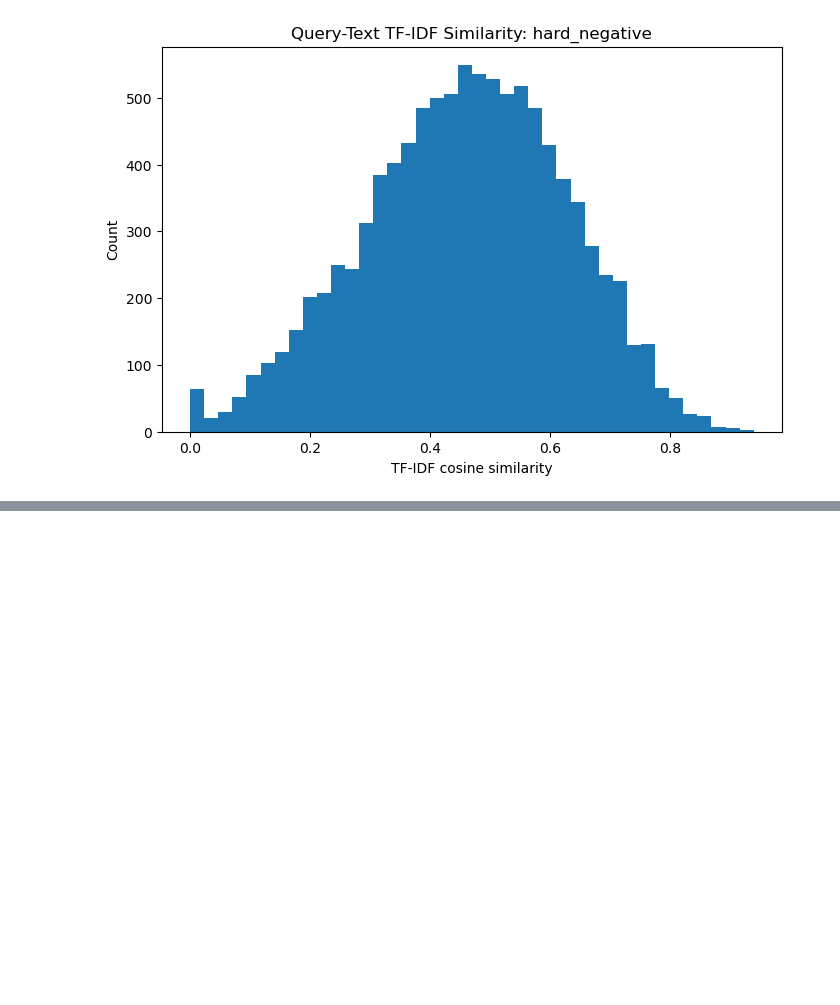
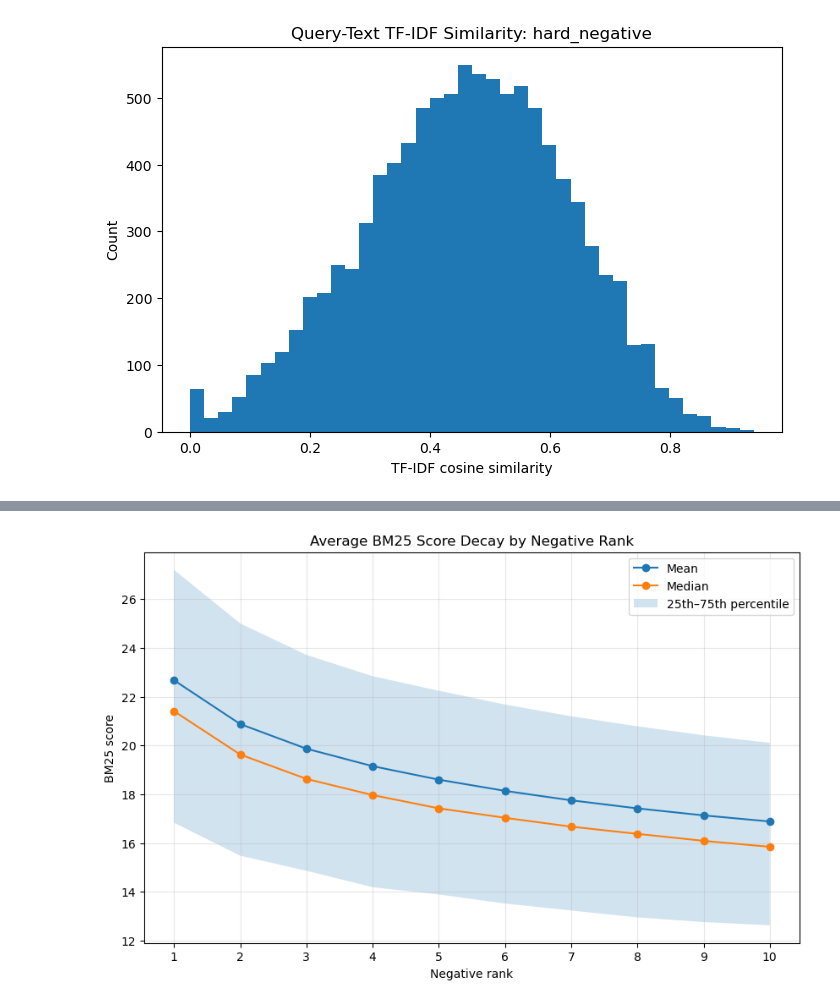
Before and after one commit to Gogotchuri/Neural-Search-Engine, a Jupyter notebook: notebooks/data_analysis.ipynb, the cells around one changed output, grey strips where cells are left out. Saved outputs shown, nothing was run; the diff lists cells and outputs as text; code cells hidden in the pictures; blank space fills up the shorter version.

```diff
--- a/notebooks/data_analysis.ipynb
+++ b/notebooks/data_analysis.ipynb
@@ -573,0 +841,23 @@ Some candidates appear to be false negatives: they are not the selected positive
+# %%
+plt.figure(figsize=(10, 6))
+
+plt.plot(rank_stats["rank"], rank_stats["mean"], marker="o", label="Mean")
+plt.plot(rank_stats["rank"], rank_stats["median"], marker="o", label="Median")
+
+plt.fill_between(
+    rank_stats["rank"],
+    rank_stats["p25"],
+    rank_stats["p75"],
+    alpha=0.2,
+    label="25th–75th percentile",
+)
+
+plt.title("Average BM25 Score Decay by Negative Rank")
+plt.xlabel("Negative rank")
+plt.ylabel("BM25 score")
+plt.xticks(rank_stats["rank"])
+plt.grid(True, alpha=0.3)
+plt.legend()
+plt.show()
+# %% [output]
+[figure, added]
```
Also changed, not shown: parts of 35 cells of this notebook, 5 other files.
